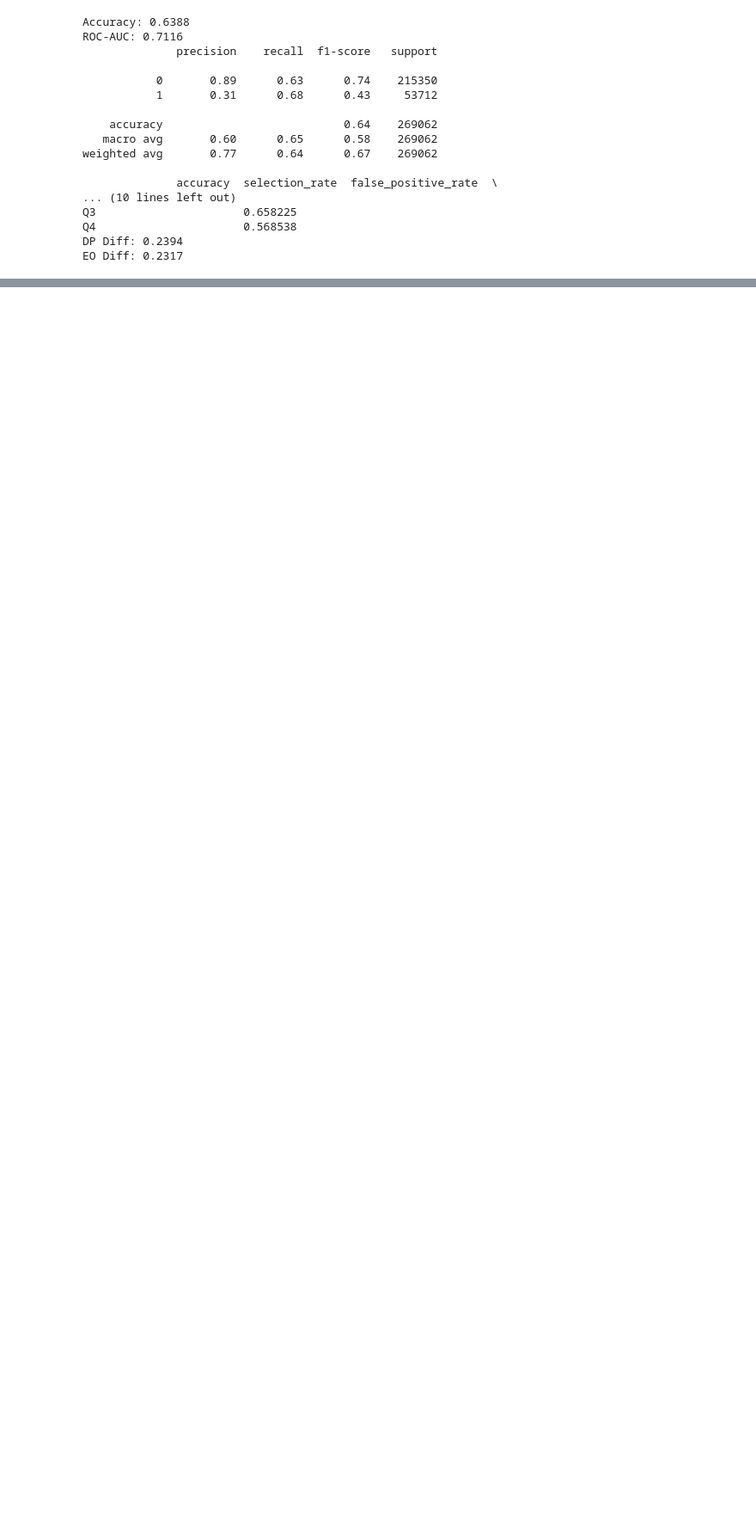
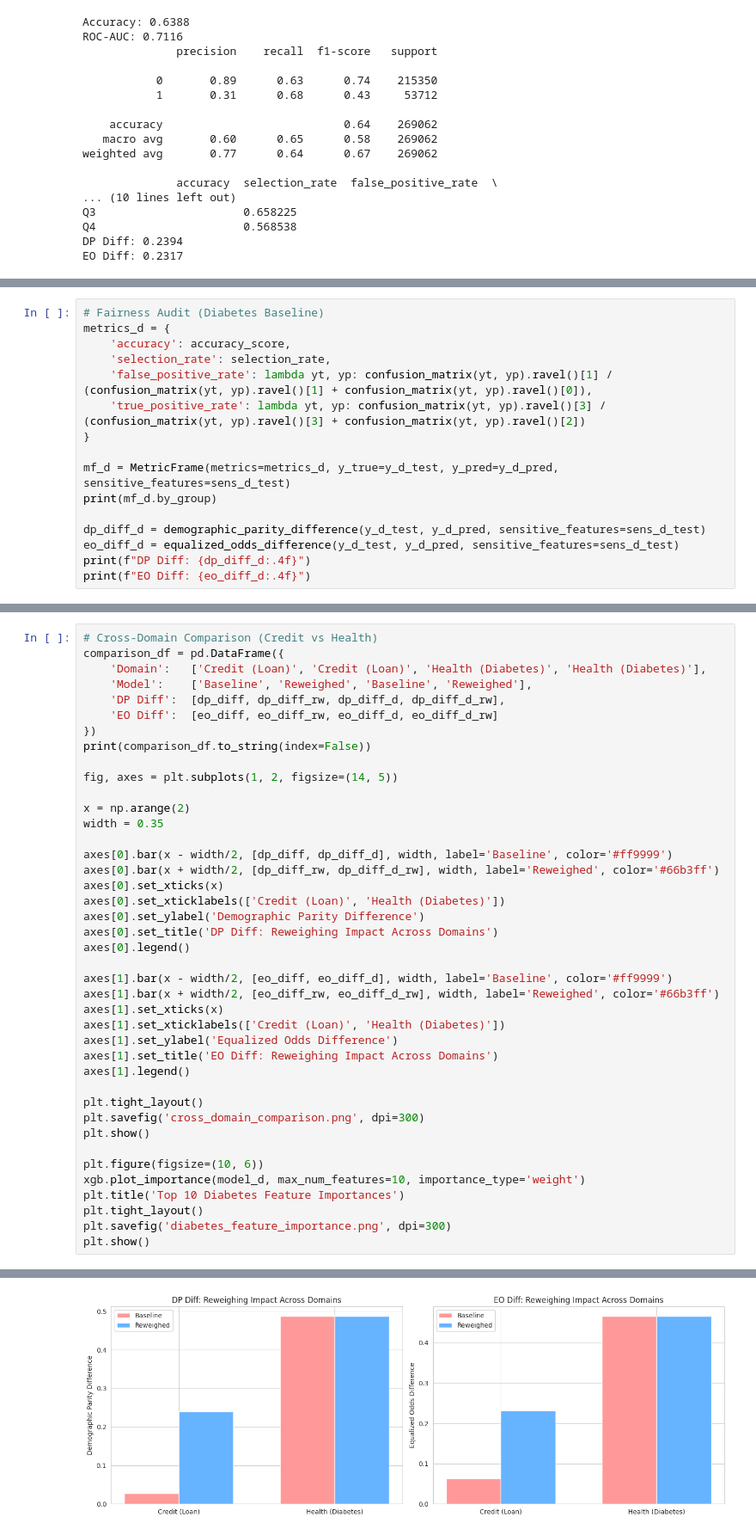
Before and after one commit to zvythrox67/Clinical-fairness-audit, a Jupyter notebook: Rare_Disease_Diagnostic_Support.ipynb, the cells around one changed output, grey strips where cells are left out. Shown at 86% size. Cells and saved outputs as stored; diff of their text form; blank space fills up the shorter version.

```diff
--- a/Rare_Disease_Diagnostic_Support.ipynb
+++ b/Rare_Disease_Diagnostic_Support.ipynb
@@ -284,0 +369,16 @@ plt.show()
+# %%
+# Fairness Audit (Diabetes Baseline)
+metrics_d = {
+    'accuracy': accuracy_score,
+    'selection_rate': selection_rate,
+    'false_positive_rate': lambda yt, yp: confusion_matrix(yt, yp).ravel()[1] / (confusion_matrix(yt, yp).ravel()[1] + confusion_matrix(yt, yp).ravel()[0]),
+    'true_positive_rate': lambda yt, yp: confusion_matrix(yt, yp).ravel()[3] / (confusion_matrix(yt, yp).ravel()[3] + confusion_matrix(yt, yp).ravel()[2])
+}
+
+mf_d = MetricFrame(metrics=metrics_d, y_true=y_d_test, y_pred=y_d_pred, sensitive_features=sens_d_test)
+print(mf_d.by_group)
+
+dp_diff_d = demographic_parity_difference(y_d_test, y_d_pred, sensitive_features=sens_d_test)
+eo_diff_d = equalized_odds_difference(y_d_test, y_d_pred, sensitive_features=sens_d_test)
+print(f"DP Diff: {dp_diff_d:.4f}")
+print(f"EO Diff: {eo_diff_d:.4f}")
@@ -284,0 +456,42 @@ plt.show()
+# %%
+# Cross-Domain Comparison (Credit vs Health)
+comparison_df = pd.DataFrame({
+    'Domain':   ['Credit (Loan)', 'Credit (Loan)', 'Health (Diabetes)', 'Health (Diabetes)'],
+    'Model':    ['Baseline', 'Reweighed', 'Baseline', 'Reweighed'],
+    'DP Diff':  [dp_diff, dp_diff_rw, dp_diff_d, dp_diff_d_rw],
+    'EO Diff':  [eo_diff, eo_diff_rw, eo_diff_d, eo_diff_d_rw]
+})
+print(comparison_df.to_string(index=False))
+
+fig, axes = plt.subplots(1, 2, figsize=(14, 5))
+
+x = np.arange(2)
+width = 0.35
+
+axes[0].bar(x - width/2, [dp_diff, dp_diff_d], width, label='Baseline', color='#ff9999')
+axes[0].bar(x + width/2, [dp_diff_rw, dp_diff_d_rw], width, label='Reweighed', color='#66b3ff')
+axes[0].set_xticks(x)
+axes[0].set_xticklabels(['Credit (Loan)', 'Health (Diabetes)'])
+axes[0].set_ylabel('Demographic Parity Difference')
+axes[0].set_title('DP Diff: Reweighing Impact Across Domains')
+axes[0].legend()
+
+axes[1].bar(x - width/2, [eo_diff, eo_diff_d], width, label='Baseline', color='#ff9999')
+axes[1].bar(x + width/2, [eo_diff_rw, eo_diff_d_rw], width, label='Reweighed', color='#66b3ff')
+axes[1].set_xticks(x)
+axes[1].set_xticklabels(['Credit (Loan)', 'Health (Diabetes)'])
+axes[1].set_ylabel('Equalized Odds Difference')
+axes[1].set_title('EO Diff: Reweighing Impact Across Domains')
+axes[1].legend()
+
+plt.tight_layout()
+plt.savefig('cross_domain_comparison.png', dpi=300)
+plt.show()
+
+plt.figure(figsize=(10, 6))
+xgb.plot_importance(model_d, max_num_features=10, importance_type='weight')
+plt.title('Top 10 Diabetes Feature Importances')
+plt.tight_layout()
+plt.savefig('diabetes_feature_importance.png', dpi=300)
+plt.show()
+# %% [output]
@@ -284,0 +503 @@ plt.show()
+[figure, added]
```
Also changed, not shown: parts of 8 cells of this notebook.
